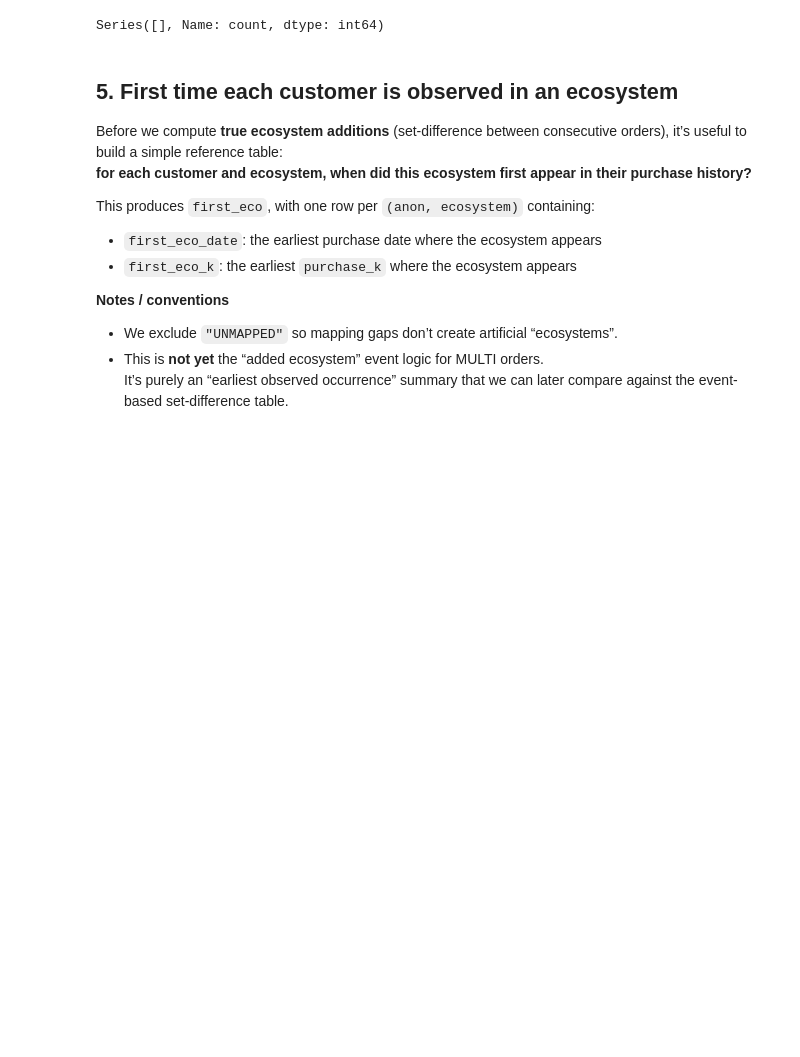
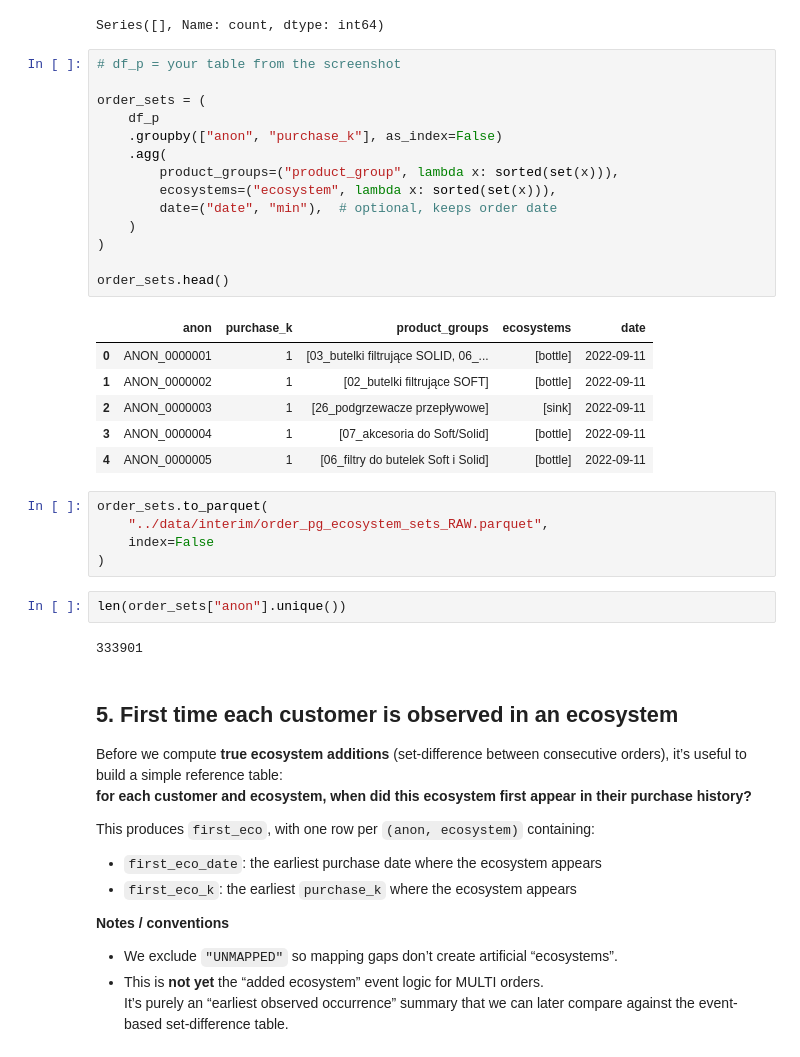
Before and after one commit to Stazar123/361sales, a Jupyter notebook: LTV_analysis/10_ecosystem_aggregation.ipynb, the cells around one changed output. Cells and saved outputs as stored; diff of their text form; blank space fills up the shorter version.

```diff
--- a/LTV_analysis/10_ecosystem_aggregation.ipynb
+++ b/LTV_analysis/10_ecosystem_aggregation.ipynb
@@ -71,6 +71,36 @@ df_p["ecosystem"] = df_p["ecosystem"].fillna("UNMAPPED")
 # %% [output]
 Unmapped product groups (top):
 Series([], Name: count, dtype: int64)
+# %%
+# df_p = your table from the screenshot
+
+order_sets = (
+    df_p
+    .groupby(["anon", "purchase_k"], as_index=False)
+    .agg(
+        product_groups=("product_group", lambda x: sorted(set(x))),
+        ecosystems=("ecosystem", lambda x: sorted(set(x))),
+        date=("date", "min"),  # optional, keeps order date
+    )
+)
+
+order_sets.head()
+# %% [output]
+|  | anon | purchase_k | product_groups | ecosystems | date |
+| 0 | ANON_0000001 | 1 | [03_butelki filtrujące SOLID, 06_... | [bottle] | 2022-09-11 |
+| 1 | ANON_0000002 | 1 | [02_butelki filtrujące SOFT] | [bottle] | 2022-09-11 |
+| 2 | ANON_0000003 | 1 | [26_podgrzewacze przepływowe] | [sink] | 2022-09-11 |
+| 3 | ANON_0000004 | 1 | [07_akcesoria do Soft/Solid] | [bottle] | 2022-09-11 |
+| 4 | ANON_0000005 | 1 | [06_filtry do butelek Soft i Solid] | [bottle] | 2022-09-11 |
+# %%
+order_sets.to_parquet(
+    "../data/interim/order_pg_ecosystem_sets_RAW.parquet",
+    index=False
+)
+# %%
+len(order_sets["anon"].unique())
+# %% [output]
+333901
 # %% [markdown]
 ## 5. First time each customer is observed in an ecosystem
 
```
Also changed, not shown: 5 other files.
